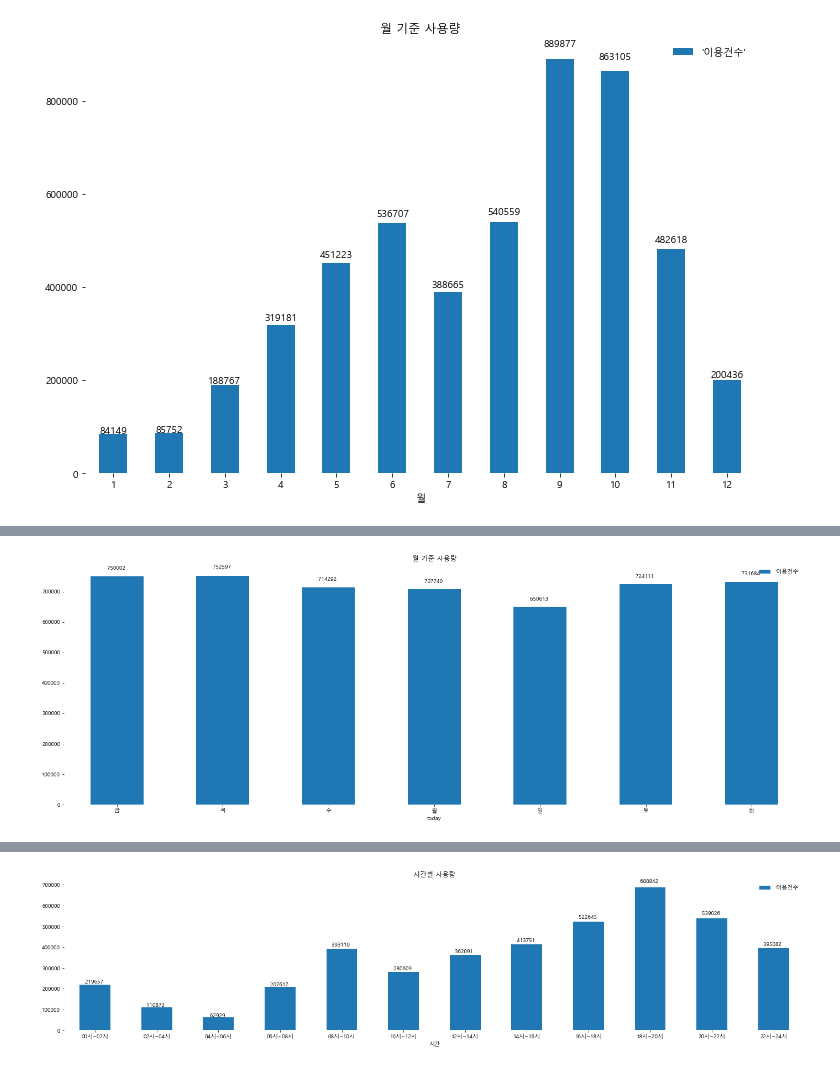
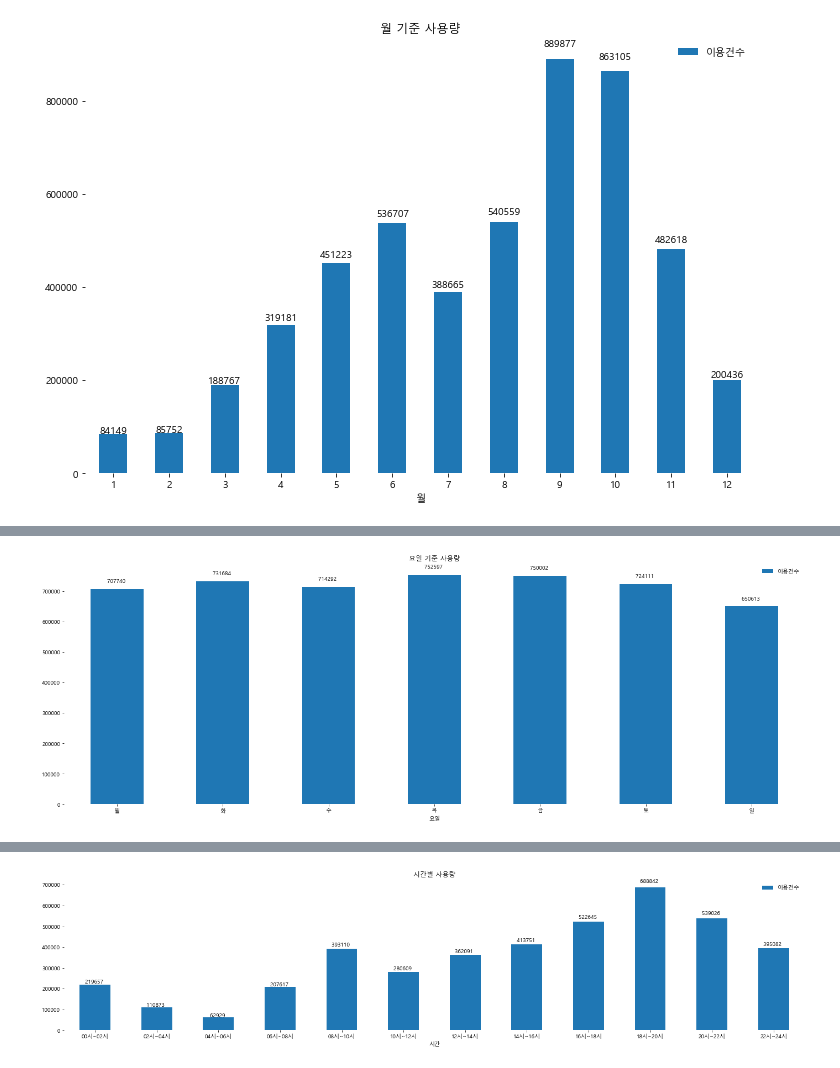
Before and after one commit to LeeHwayeon/bicycle-analysis, a Jupyter notebook: 화연/2017 자전거 이용현황+교통사고.ipynb, the cells around one changed output, grey strips where cells are left out. Drawn from its saved outputs; the diff is of its cells as text; code cells hidden in the pictures.

```diff
--- a/화연/2017 자전거 이용현황+교통사고.ipynb
+++ b/화연/2017 자전거 이용현황+교통사고.ipynb
@@ -111,5 +119,5 @@ test2017['요일']=test2017["'대여일자'"].dt.dayofweek
 # %%
-month = test2017.groupby(['월'])[["'이용건수'"]].agg('sum')
+month = test2017.groupby(['월'])[['이용건수']].agg('sum')
 ax=month.plot(kind='bar', figsize=(12, 8), rot=0, title="월 기준 사용량")
 for p in ax.patches:
     left, bottom, width, height = p.get_bbox().bounds
@@ -120,4 +128,5 @@ plt.show()
 # %% [output]
 [figure]
 # %%
-dayofweek = test2017.groupby(["요일"])[["'이용건수'"]].agg('sum')
+dayofweek = test2017.groupby(["요일"])[["이용건수"]].agg('sum')
+dayofweek
@@ -124,5 +142,0 @@ dayofweek = test2017.groupby(["요일"])[["'이용건수'"]].agg('sum')
-# %%
-#day 데이터에 요일 컬럼 추가
-#월:0, 화:1, 수:2, 목:3, 금:4, 토:5, 일:6
-add_today=['월','화','수','목','금','토','일']
-dayofweek['today']=add_today
@@ -154,0 +143,3 @@ week
+# %%
+dayofweek=dayofweek.rename(index={0: '월', 1:'화',2:'수',3:'목',4:'금',5:'토',6:'일'})
+dayofweek
@@ -155,15 +156,13 @@ week
 # %%
-#월:0, 화:1, 수:2, 목:3, 금:4, 토:5, 일:6
-week = dayofweek.groupby(['today'])[["'이용건수'"]].agg('sum')
-ax=week.plot(kind='bar', figsize=(24, 8), rot=0, title="월 기준 사용량")
+ax=dayofweek.plot(kind='bar', figsize=(24, 8), rot=0, title="요일 기준 사용량")
 for p in ax.patches:
     left, bottom, width, height = p.get_bbox().bounds
     ax.annotate("%d "%(height), (left+width/2, height*1.03), ha='center')
 plt.box(False)
 plt.legend(frameon=False)
 plt.show()
 # %% [output]
-[figure, old version]
+[figure, new version]
 # %%
 #메모리 에러나서 해줌
 # del test2017
```
Also changed, not shown: parts of 45 cells of this notebook, 2 other files.
